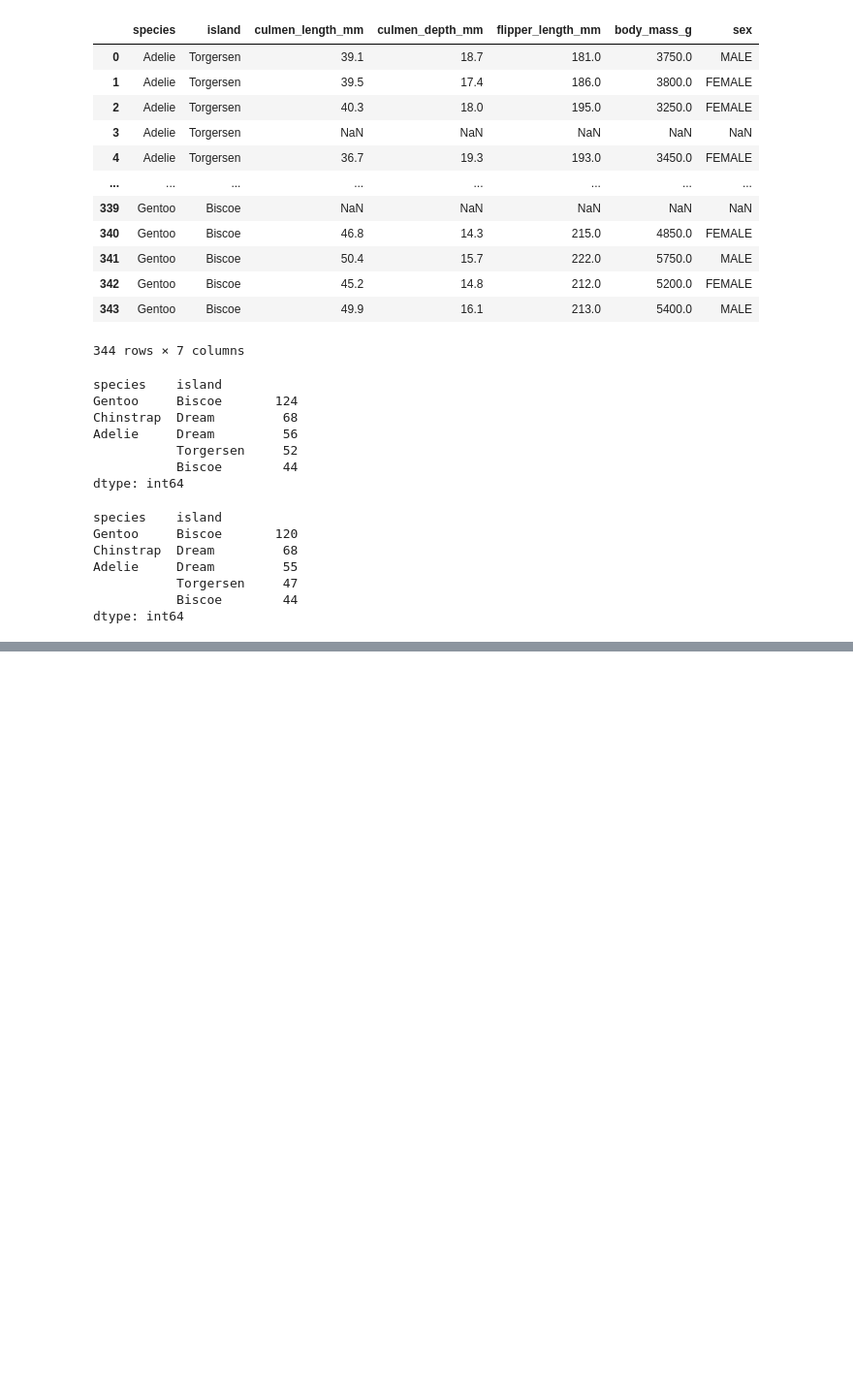
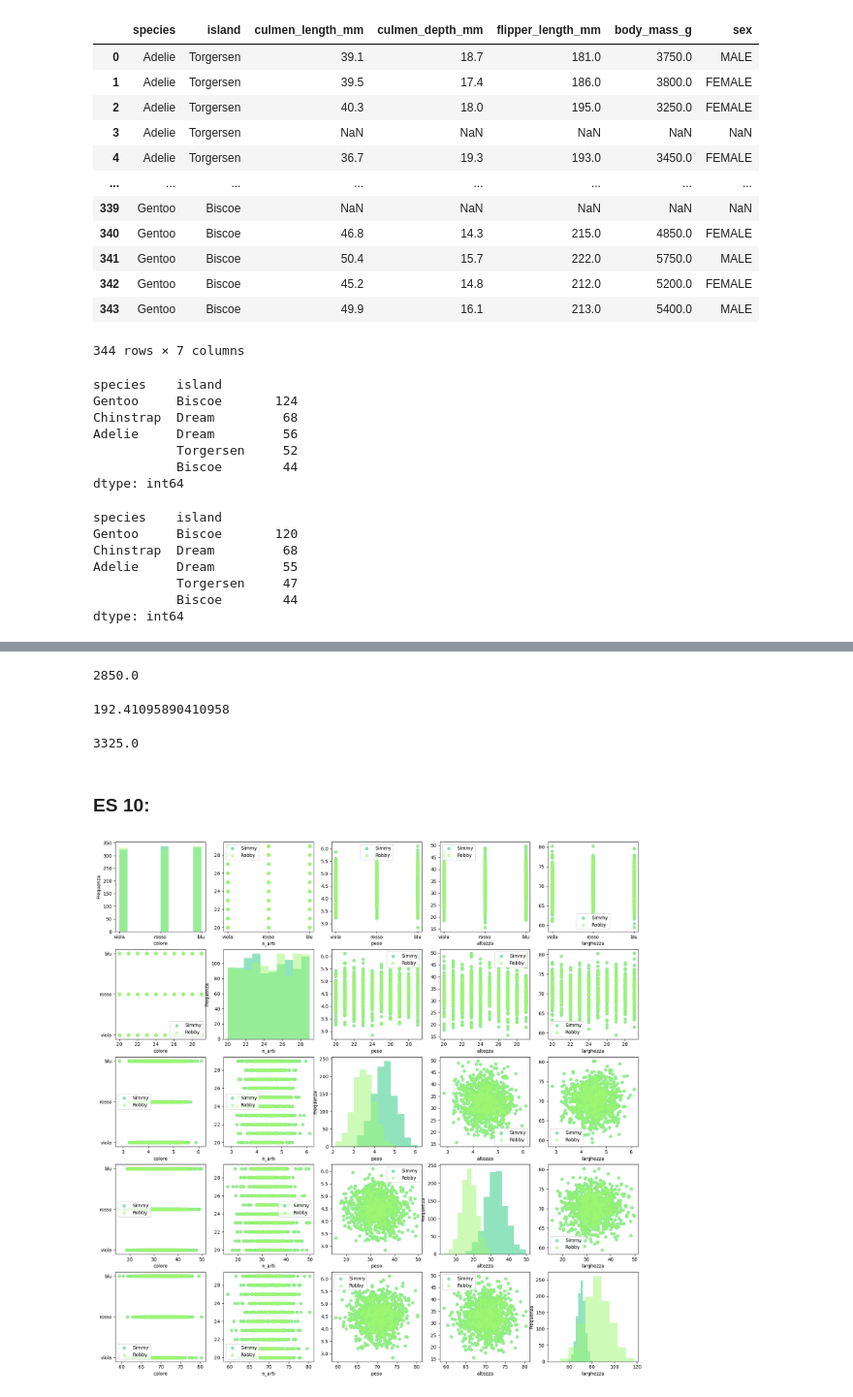
Before and after one commit to miglio-RE/microrobotica, a Jupyter notebook: Esercizi_Pandas.ipynb, the cells around one changed output, grey strips where cells are left out. Shown at 97% size. Cells and saved outputs as stored; diff of their text form; code cells hidden in the pictures; blank space fills up the shorter version.

```diff
--- a/Esercizi_Pandas.ipynb
+++ b/Esercizi_Pandas.ipynb
@@ -228,0 +267,58 @@ dtype: int64
+# %%
+penguins[penguins["species"]=="Adelie"]["body_mass_g"].min()
+# %% [output]
+2850.0
+# %%
+penguins[(penguins["species"]=="Adelie")&(penguins["sex"]=="MALE")]["flipper_length_mm"].mean()
+# %% [output]
+192.41095890410958
+# %%
+penguins[(penguins["species"]=="Adelie")&(penguins["sex"]=="MALE")]["body_mass_g"].min()
+# %% [output]
+3325.0
+# %% [markdown]
+### ES 10:
+# %%
+marziani=pd.read_csv("marziani.csv")
+marziani.dropna(inplace=True)
+# %%
+caratteristiche=["colore", "n_arti", "peso", "altezza", "larghezza"]
+n=len(caratteristiche)
+fig, axs=plt.subplots(nrows=n, ncols=n, figsize=(20, 20))
+colors={"Simmy": np.random.uniform(0,1,3), "Robby": np.random.uniform(0,1,3)}
+for i, caratteristica_x in enumerate(caratteristiche):
+    for j, caratteristica_y in enumerate(caratteristiche):
+            marziani_x_Simmy=marziani[marziani["specie"]=="Simmy"][caratteristica_x].values
+            marziani_y_Simmy=marziani[marziani["specie"]=="Simmy"][caratteristica_y].values
+            marziani_x_Robbie=marziani[marziani["specie"]=="Robby"][caratteristica_x].values
+            marziani_y_Robbie=marziani[marziani["specie"]=="Robby"][caratteristica_y].values
+
+
+            if i!=j:
+
+
+                axs[i, j].scatter(marziani_x_Simmy, marziani_y_Simmy, color=colors["Simmy"], alpha=0.5, label="Simmy")
+                axs[i, j].scatter(marziani_x_Simmy, marziani_y_Simmy, color=colors["Robby"], alpha=0.5, label="Robby")
+                axs[i, j].set_xlabel(caratteristica_x)
+                axs[i, j].set_xlabel(caratteristica_y)
+                axs[i, j].legend()
+            else:
+
+
+                axs[i, j].hist(marziani_x_Simmy, color=colors["Simmy"], alpha=0.5)
+
+                axs[i, j].hist(marziani_x_Robbie, color=colors["Robby"], alpha=0.5)
+
+                axs[i, j].set_xlabel(caratteristica_x)
+                axs[i, j].set_ylabel("Frequenza")
+
+
+
+
+
+
+
+
+plt.show()
+# %% [output]
+[figure, added]
```
Also changed, not shown: parts of 6 cells of this notebook, 10 other files.
